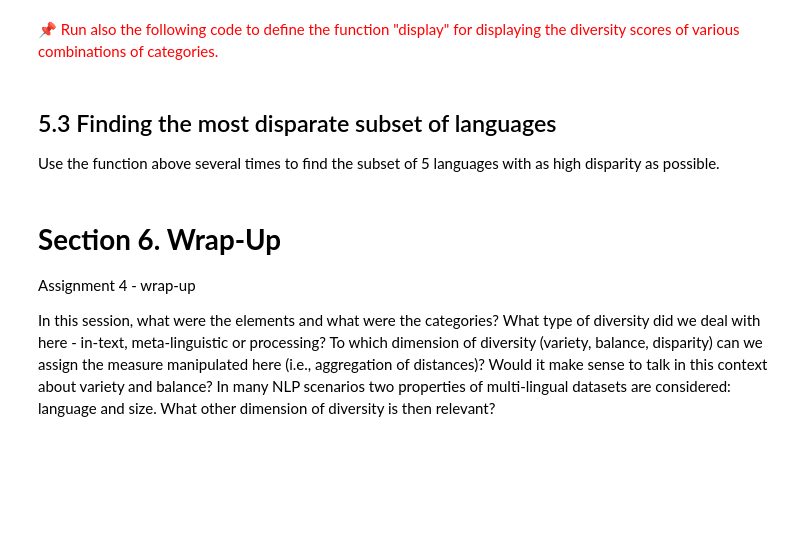
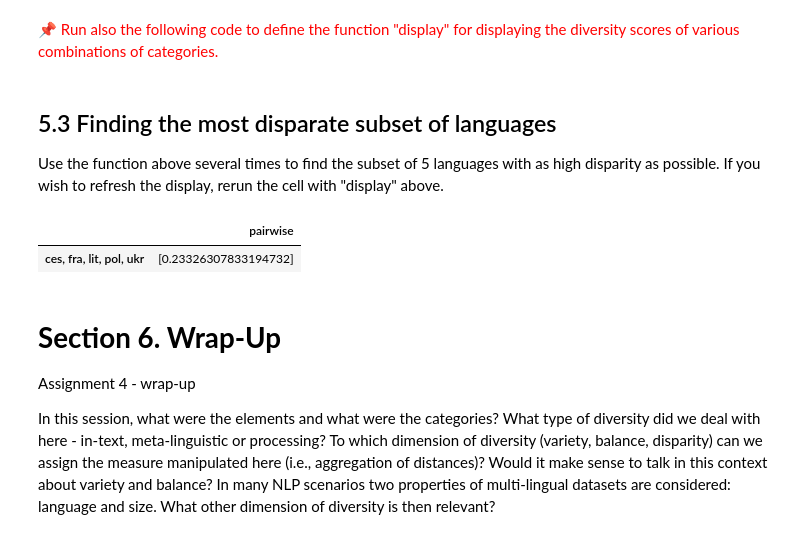
Before and after one commit to UniDive/2026-UniDive-Yerevan-training-school, a Jupyter notebook: Diversity-quantification-course/session-4-measuring-meta-linguistic-diversity-in-nlp/training_school_diversity_notebook_session_4_non_programmers.ipynb, the cells around one changed output. Cells and saved outputs as stored; diff of their text form; code cells hidden in the pictures; blank space fills up the shorter version.

```diff
--- a/Diversity-quantification-course/session-4-measuring-meta-linguistic-diversity-in-nlp/training_school_diversity_notebook_session_4_non_programmers.ipynb
+++ b/Diversity-quantification-course/session-4-measuring-meta-linguistic-diversity-in-nlp/training_school_diversity_notebook_session_4_non_programmers.ipynb
@@ -354,18 +400,21 @@ def display():
   return df_display
 # %% [markdown]
 ## 5.3 Finding the most disparate subset of languages
-Use the function above several times to find the subset of 5 languages with as high disparity as possible.
+Use the function above several times to find the subset of 5 languages with as high disparity as possible. If you wish to refresh the display, rerun the cell with "display" above.
 # %%
 my_languages = ("pol","ukr","slv","lit","ces")
-get_diversity_from_languages(my_languages)
 
 # <STUDENT-TODO>
-#Repeat with a different set of languages
+my_languages = ("pol","ukr","fra","lit","ces")
+get_diversity_from_languages(my_languages)
 # </STUDENT-TODO>
 
 #Repeat the same
 
 display()
+# %% [output]
+|  | pairwise |
+| ces, fra, lit, pol, ukr | [0.23326307833194732] |
 # %% [markdown]
 # **Section 6. Wrap-Up**
 
```
Also changed, not shown: parts of 8 cells of this notebook, 1 other file.
